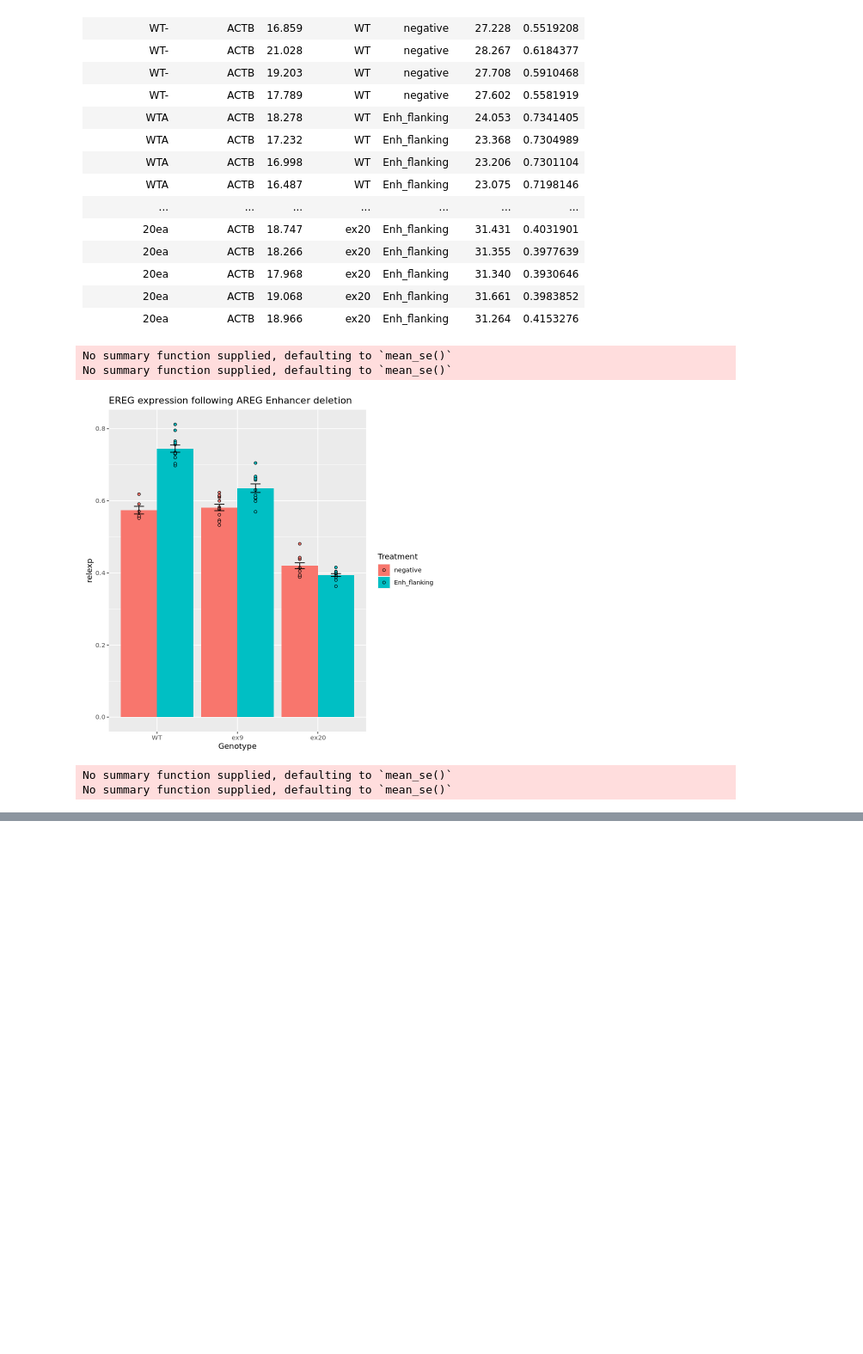
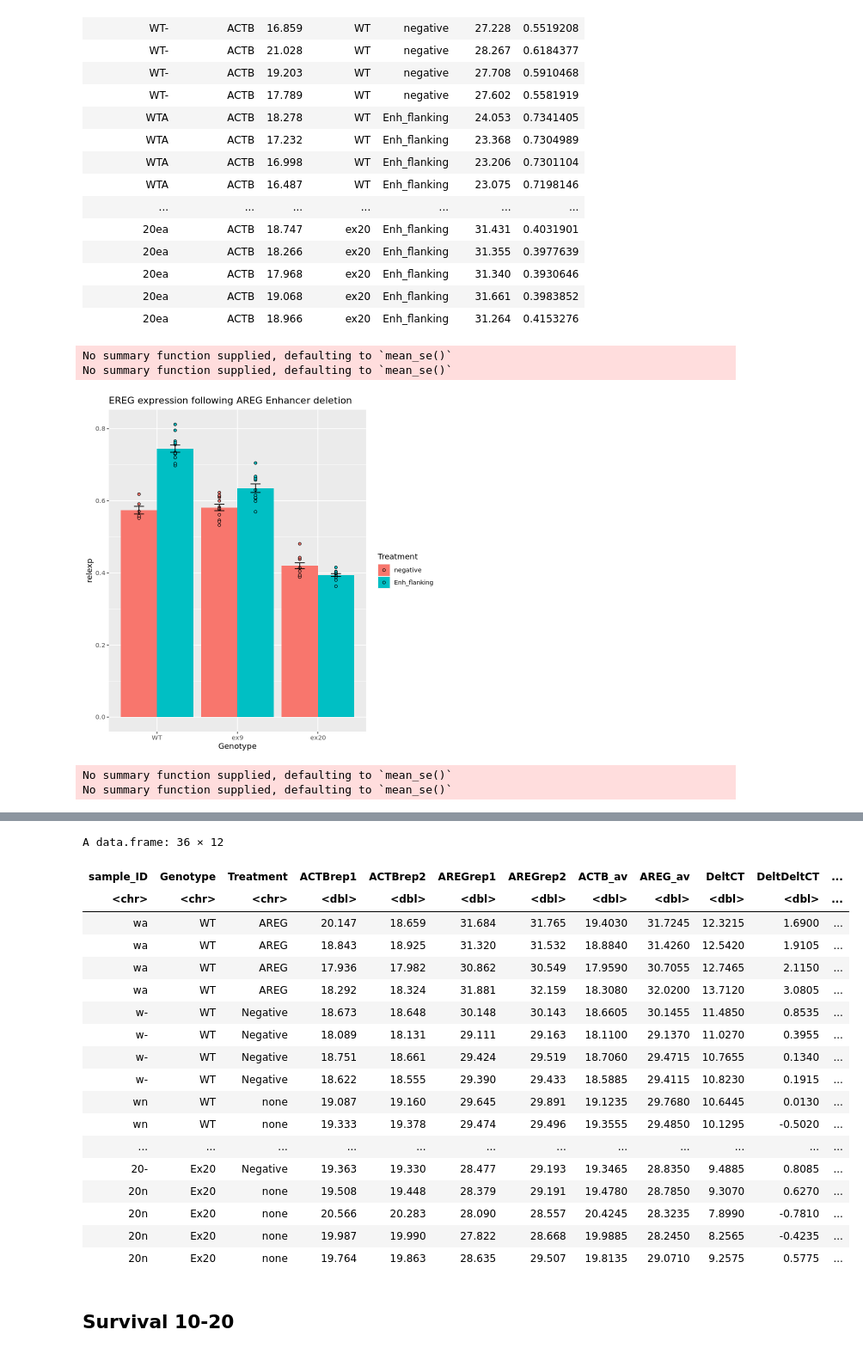
Before and after one commit to adamxmiranda/PIK3CA, a Jupyter notebook: Publication/Synthetic_Lethal_n_dCas_Assays.ipynb, the cells around one changed output, grey strips where cells are left out. Shown at 86% size. Saved outputs shown, nothing was run; the diff lists cells and outputs as text; code cells hidden in the pictures; blank space fills up the shorter version.

```diff
--- a/Publication/Synthetic_Lethal_n_dCas_Assays.ipynb
+++ b/Publication/Synthetic_Lethal_n_dCas_Assays.ipynb
@@ -3176,0 +4491,12 @@ No summary function supplied, defaulting to `mean_se()`
+# %%
+ex20_res$Genotype <- c(rep("Ex20", 48))
+ex20_res_bytech <- ex20_res %>% head(12)
+ACTBrepCT <- ex20_res %>% slice(13:24) %>% select(c(6)) %>% as.vector()
+AREGrep1CT <- ex20_res %>% slice(25:36) %>% select(c(6)) %>% as.vector()
+AREGrep2CT <- ex20_res %>% slice(37:48) %>% select(c(6)) %>% as.vector()
+ex20_res_bytech <- cbind(ex20_res_bytech, ACTBrepCT, AREGrep1CT, AREGrep2CT)
+names(ex20_res_bytech) <- c("sample_ID", "rem1", "rem2", "rem3", "rem4",
+                          "ACTBrep1", "Genotype", "ACTBrep2", "AREGrep1", "AREGrep2")
+ex20_res_bytech$Treatment <- c(rep("AREG", 4), rep("Negative", 4), rep("none", 4))
+ex20_res_bytech <- ex20_res_bytech %>% select(c(1,7, 11, 6, 8:10))
+ex20_res_bytech
@@ -3176,0 +4519,48 @@ No summary function supplied, defaulting to `mean_se()`
+# %%
+wt_res_bytech <- wt_res_bytech %>% mutate(ACTB_av = (ACTBrep1 + ACTBrep2)/2)
+ex9_res_bytech <- ex9_res_bytech %>% mutate(ACTB_av = (ACTBrep1 + ACTBrep2)/2)
+ex20_res_bytech <- ex20_res_bytech %>% mutate(ACTB_av = (ACTBrep1 + ACTBrep2)/2)
+wt_res_bytech <- wt_res_bytech %>% mutate(AREG_av = (AREGrep1 + AREGrep2)/2)
+ex9_res_bytech <- ex9_res_bytech %>% mutate(AREG_av = (AREGrep1 + AREGrep2)/2)
+ex20_res_bytech <- ex20_res_bytech %>% mutate(AREG_av = (AREGrep1 + AREGrep2)/2)
+
+wt_res_bytech <- wt_res_bytech %>% mutate(DeltCT = AREG_av - ACTB_av)
+ex9_res_bytech <- ex9_res_bytech %>% mutate(DeltCT = AREG_av - ACTB_av)
+ex20_res_bytech <- ex20_res_bytech %>% mutate(DeltCT = AREG_av - ACTB_av)
+# %%
+wt_none_av <- wt_res_bytech %>% filter(Treatment == "none") %>% select(c(10))
+wt_none_av <- mean(wt_none_av$DeltCT)
+ex9_none_av <- ex9_res_bytech %>% filter(Treatment == "none") %>% select(c(10))
+ex9_none_av <- mean(ex9_none_av$DeltCT)
+ex20_none_av <- ex20_res_bytech %>% filter(Treatment == "none") %>% select(c(10))
+ex20_none_av <- mean(ex20_none_av$DeltCT)
+# %%
+wt_res_bytech <- wt_res_bytech %>% mutate(DeltDeltCT = DeltCT - wt_none_av)
+ex9_res_bytech <- ex9_res_bytech %>% mutate(DeltDeltCT = DeltCT - ex9_none_av)
+ex20_res_bytech <- ex20_res_bytech %>% mutate(DeltDeltCT = DeltCT - ex20_none_av)
+# %%
+wt_res_bytech <- wt_res_bytech %>% mutate(foldEXP = 2^(-DeltDeltCT))
+ex9_res_bytech <- ex9_res_bytech %>% mutate(foldEXP = 2^(-DeltDeltCT))
+ex20_res_bytech <- ex20_res_bytech %>% mutate(foldEXP = 2^(-DeltDeltCT))
+total_df <- rbind(wt_res_bytech, ex9_res_bytech, ex20_res_bytech)
+total_df
+# %% [output]
+A data.frame: 36 × 12
+| sample_ID | Genotype | Treatment | ACTBrep1 | ACTBrep2 | AREGrep1 | AREGrep2 | ACTB_av | AREG_av | DeltCT | DeltDeltCT | ... |
+| <chr> | <chr> | <chr> | <dbl> | <dbl> | <dbl> | <dbl> | <dbl> | <dbl> | <dbl> | <dbl> | ... |
+| wa | WT | AREG | 20.147 | 18.659 | 31.684 | 31.765 | 19.4030 | 31.7245 | 12.3215 | 1.6900 | ... |
+| wa | WT | AREG | 18.843 | 18.925 | 31.320 | 31.532 | 18.8840 | 31.4260 | 12.5420 | 1.9105 | ... |
+| wa | WT | AREG | 17.936 | 17.982 | 30.862 | 30.549 | 17.9590 | 30.7055 | 12.7465 | 2.1150 | ... |
+| wa | WT | AREG | 18.292 | 18.324 | 31.881 | 32.159 | 18.3080 | 32.0200 | 13.7120 | 3.0805 | ... |
+| w- | WT | Negative | 18.673 | 18.648 | 30.148 | 30.143 | 18.6605 | 30.1455 | 11.4850 | 0.8535 | ... |
+| w- | WT | Negative | 18.089 | 18.131 | 29.111 | 29.163 | 18.1100 | 29.1370 | 11.0270 | 0.3955 | ... |
+| w- | WT | Negative | 18.751 | 18.661 | 29.424 | 29.519 | 18.7060 | 29.4715 | 10.7655 | 0.1340 | ... |
+| w- | WT | Negative | 18.622 | 18.555 | 29.390 | 29.433 | 18.5885 | 29.4115 | 10.8230 | 0.1915 | ... |
+| wn | WT | none | 19.087 | 19.160 | 29.645 | 29.891 | 19.1235 | 29.7680 | 10.6445 | 0.0130 | ... |
+| wn | WT | none | 19.333 | 19.378 | 29.474 | 29.496 | 19.3555 | 29.4850 | 10.1295 | -0.5020 | ... |
+| ... | ... | ... | ... | ... | ... | ... | ... | ... | ... | ... | ... |
+| 20- | Ex20 | Negative | 19.363 | 19.330 | 28.477 | 29.193 | 19.3465 | 28.8350 | 9.4885 | 0.8085 | ... |
+| 20n | Ex20 | none | 19.508 | 19.448 | 28.379 | 29.191 | 19.4780 | 28.7850 | 9.3070 | 0.6270 | ... |
+| 20n | Ex20 | none | 20.566 | 20.283 | 28.090 | 28.557 | 20.4245 | 28.3235 | 7.8990 | -0.7810 | ... |
+| 20n | Ex20 | none | 19.987 | 19.990 | 27.822 | 28.668 | 19.9885 | 28.2450 | 8.2565 | -0.4235 | ... |
+| 20n | Ex20 | none | 19.764 | 19.863 | 28.635 | 29.507 | 19.8135 | 29.0710 | 9.2575 | 0.5775 | ... |
@@ -3176,0 +4569,2 @@ No summary function supplied, defaulting to `mean_se()`
+# %% [markdown]
+## Survival 10-20
```
Also changed, not shown: parts of 125 cells of this notebook, 12 other files.
